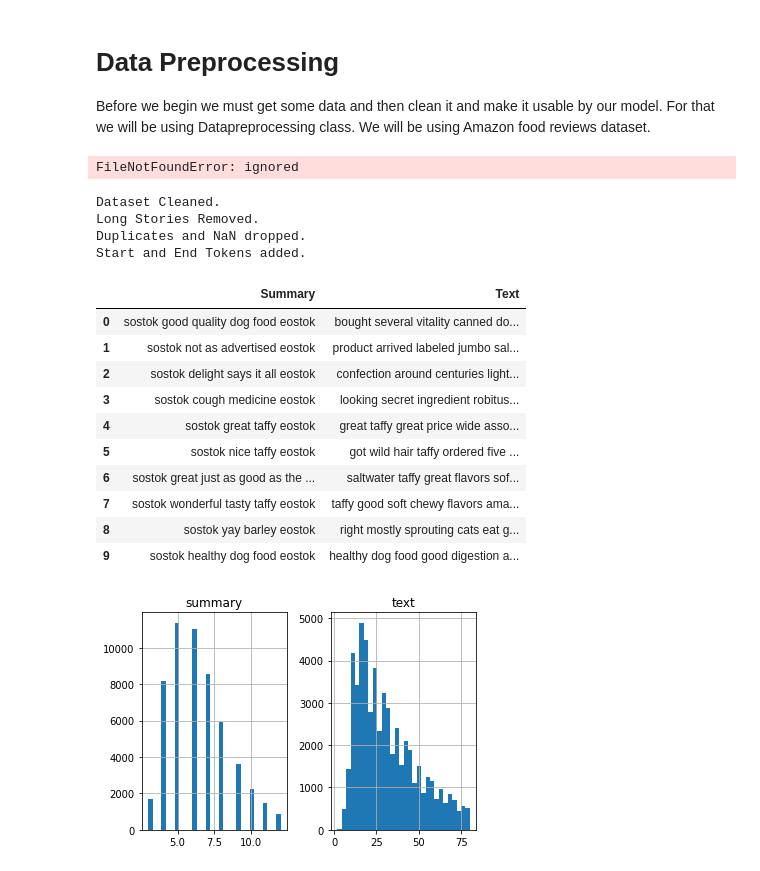
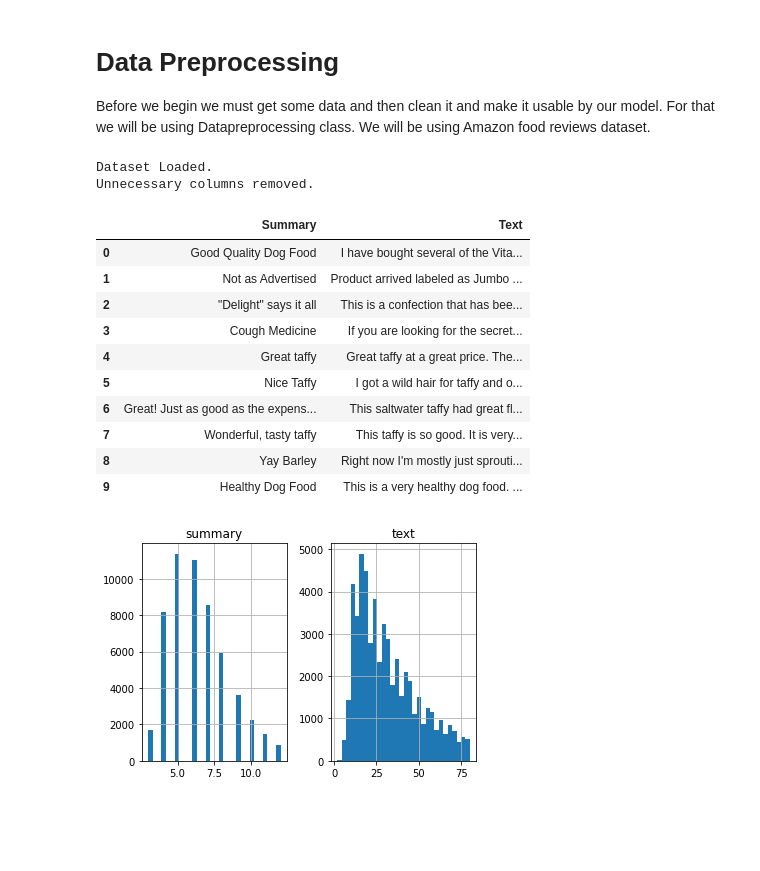
Before and after one commit to 2111480/dataset, a Jupyter notebook: Training.ipynb, the cells around one changed output. Cells and saved outputs as stored; diff of their text form; code cells hidden in the pictures; blank space fills up the shorter version.

```diff
--- a/Training.ipynb
+++ b/Training.ipynb
@@ -32,15 +32,28 @@ Before we begin we must get some data and then clean it and make it usable by ou
 # %%
 processor = DataPreprocessing()
 # Read-in dataset
-data = processor.load_dataset('Reviews',100000)
+#data = processor.load_dataset('Reviews',100000)
+data = processor.load_dataset('/content/Reviews',100000)
 print('Dataset Loaded.')
 
 # remove unnnecessary columns
 data = processor.remove_columns(data)
 print("Unnecessary columns removed.")
 data.head(10)
 # %% [output]
-FileNotFoundError: ignored
+Dataset Loaded.
+Unnecessary columns removed.
+|  | Summary | Text |
+| 0 | Good Quality Dog Food | I have bought several of the Vita... |
+| 1 | Not as Advertised | Product arrived labeled as Jumbo ... |
+| 2 | "Delight" says it all | This is a confection that has bee... |
+| 3 | Cough Medicine | If you are looking for the secret... |
+| 4 | Great taffy | Great taffy at a great price. The... |
+| 5 | Nice Taffy | I got a wild hair for taffy and o... |
+| 6 | Great! Just as good as the expens... | This saltwater taffy had great fl... |
+| 7 | Wonderful, tasty taffy | This taffy is so good. It is very... |
+| 8 | Yay Barley | Right now I'm mostly just sprouti... |
+| 9 | Healthy Dog Food | This is a very healthy dog food. ... |
 # %%
 # clean data
 data['Text'], data['Summary'] = processor.clean_data(data)
@@ -58,22 +71,6 @@ print("Duplicates and NaN dropped.")
 data['Summary'] = processor.start_end_token(data['Summary'])
 print("Start and End Tokens added.")
 data.head(10)
-# %% [output]
-Dataset Cleaned.
-Long Stories Removed.
-Duplicates and NaN dropped.
-Start and End Tokens added.
-|  | Summary | Text |
-| 0 | sostok good quality dog food eostok | bought several vitality canned do... |
-| 1 | sostok not as advertised eostok | product arrived labeled jumbo sal... |
-| 2 | sostok delight says it all eostok | confection around centuries light... |
-| 3 | sostok cough medicine eostok | looking secret ingredient robitus... |
-| 4 | sostok great taffy eostok | great taffy great price wide asso... |
-| 5 | sostok nice taffy eostok | got wild hair taffy ordered five ... |
-| 6 | sostok great just as good as the ... | saltwater taffy great flavors sof... |
-| 7 | sostok wonderful tasty taffy eostok | taffy good soft chewy flavors ama... |
-| 8 | sostok yay barley eostok | right mostly sprouting cats eat g... |
-| 9 | sostok healthy dog food eostok | healthy dog food good digestion a... |
 # %%
 import matplotlib.pyplot as plt
 import pandas as pd
```
